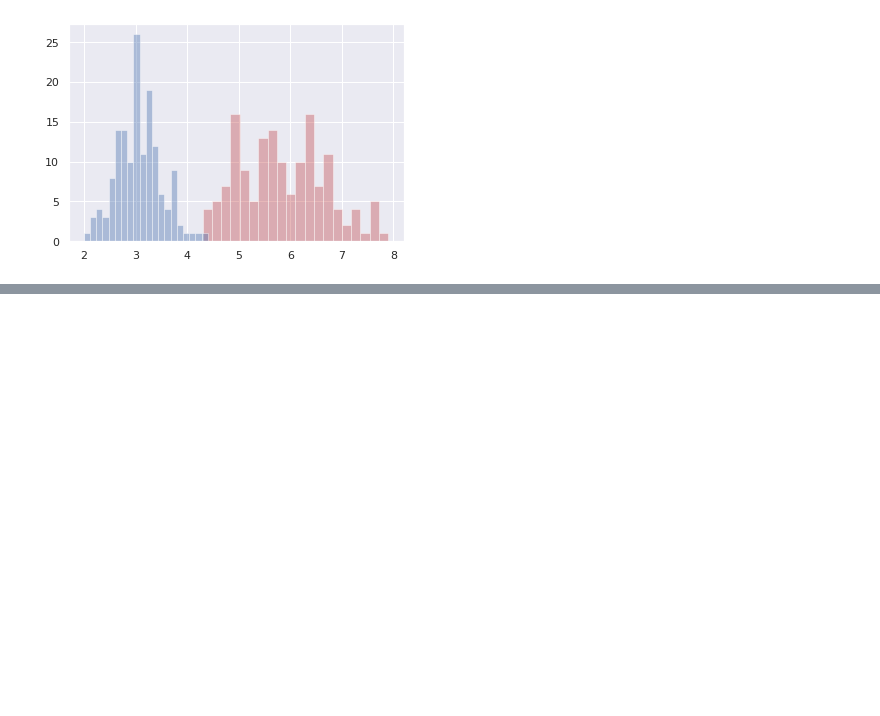
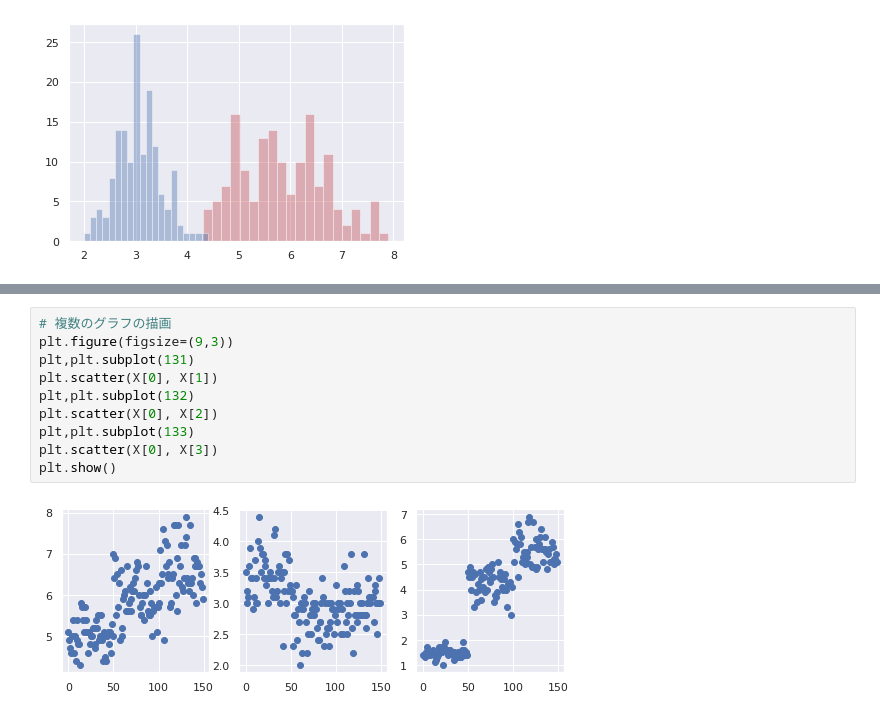
Before and after one commit to sohdacafe/cheat_sheet, a Jupyter notebook: matplotlib_cheat_sheet.ipynb, the cells around one changed output, grey strips where cells are left out. Drawn from its saved outputs; the diff is of its cells as text; blank space fills up the shorter version.

```diff
--- a/matplotlib_cheat_sheet.ipynb
+++ b/matplotlib_cheat_sheet.ipynb
@@ -76,0 +96,12 @@ sns.distplot(df_1, kde=False, bins=20, color="b")
+# %%
+# 複数のグラフの描画
+plt.figure(figsize=(9,3))
+plt,plt.subplot(131)
+plt.scatter(X[0], X[1])
+plt,plt.subplot(132)
+plt.scatter(X[0], X[2])
+plt,plt.subplot(133)
+plt.scatter(X[0], X[3])
+plt.show()
+# %% [output]
+[figure, added]
```
Also changed, not shown: parts of 4 cells of this notebook.
